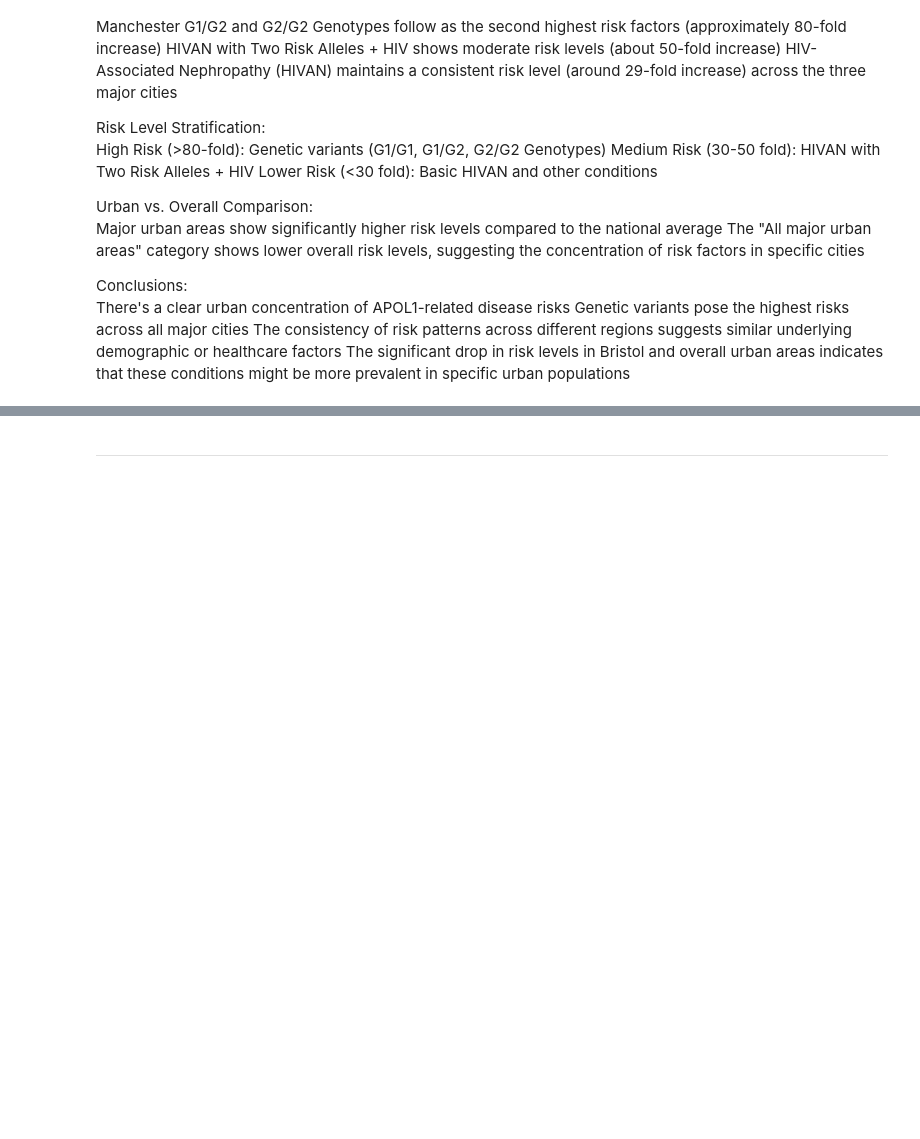
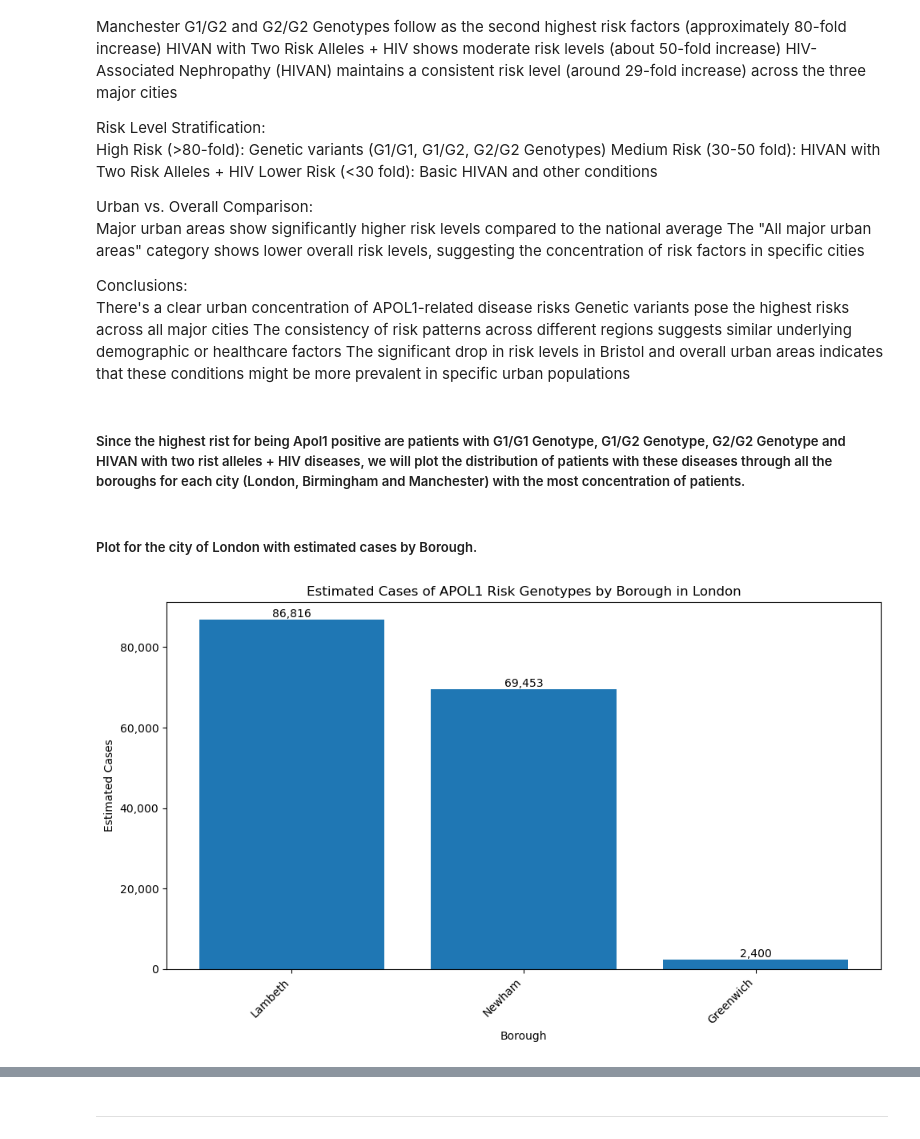
Before and after one commit to CesarChaparro1974/Dashboard-Development-for-Apol1-patients-in-UK, a Jupyter notebook: Project/notebook.ipynb, the cells around one changed output, grey strips where cells are left out. Cells and saved outputs as stored; diff of their text form; code cells hidden in the pictures; blank space fills up the shorter version.

```diff
--- a/Project/notebook.ipynb
+++ b/Project/notebook.ipynb
@@ -411,3 +538,53 @@ There's a clear urban concentration of APOL1-related disease risks
 Genetic variants pose the highest risks across all major cities
 The consistency of risk patterns across different regions suggests similar underlying demographic or healthcare factors
 The significant drop in risk levels in Bristol and overall urban areas indicates that these conditions might be more prevalent in specific urban populations
+# %% [markdown]
+##### Since the highest rist for being Apol1 positive are patients with G1/G1 Genotype, G1/G2 Genotype, G2/G2 Genotype and HIVAN with two rist alleles + HIV diseases, we will plot the distribution of patients with these diseases through all the boroughs for each city (London, Birmingham and Manchester) with the most concentration of patients.
+# %% [markdown]
+##### Plot for the city of London with estimated cases by Borough.
+# %%
+plt.figure(figsize=(10, 6))
+
+# Filter for specific conditions
+selected_conditions = [
+    'G1/G1 Genotype',
+    'G1/G2 Genotype',
+    'G2/G2 Genotype',
+    'HIVAN with Two Risk Alleles + HIV'
+]
+
+# Filter dataframe
+df_filtered = correlated_disease_london[correlated_disease_london['Disease'].isin(selected_conditions)]
+
+# Group and sum the filtered data
+df_aggregated = df_filtered.groupby('High Prevalence Boroughs')['Estimated Cases'].sum().reset_index()
+
+# Sort data by estimated cases in descending order
+df_sorted = df_aggregated.sort_values('Estimated Cases', ascending=False)
+
+# Create bar plot
+bars = plt.bar(df_sorted['High Prevalence Boroughs'], df_sorted['Estimated Cases'])
+
+# Add value labels on top of each bar
+for bar in bars:
+    height = bar.get_height()
+    plt.text(bar.get_x() + bar.get_width()/2., height,
+             f'{int(height):,}',
+             ha='center', va='bottom')
+
+# Customize the plot
+plt.title('Estimated Cases of APOL1 Risk Genotypes by Borough in London')
+plt.xlabel('Borough')
+plt.ylabel('Estimated Cases')
+
+# Rotate x-axis labels for better readability
+plt.xticks(rotation=45, ha='right')
+
+# Format y-axis with comma separator
+plt.gca().yaxis.set_major_formatter(plt.FuncFormatter(lambda x, p: f'{int(x):,}'))
+
+# Adjust layout to prevent text cutoff
+plt.tight_layout()
+plt.show()
+# %% [output]
+[figure, added]
```
Also changed, not shown: parts of 38 cells of this notebook, 4 other files.
